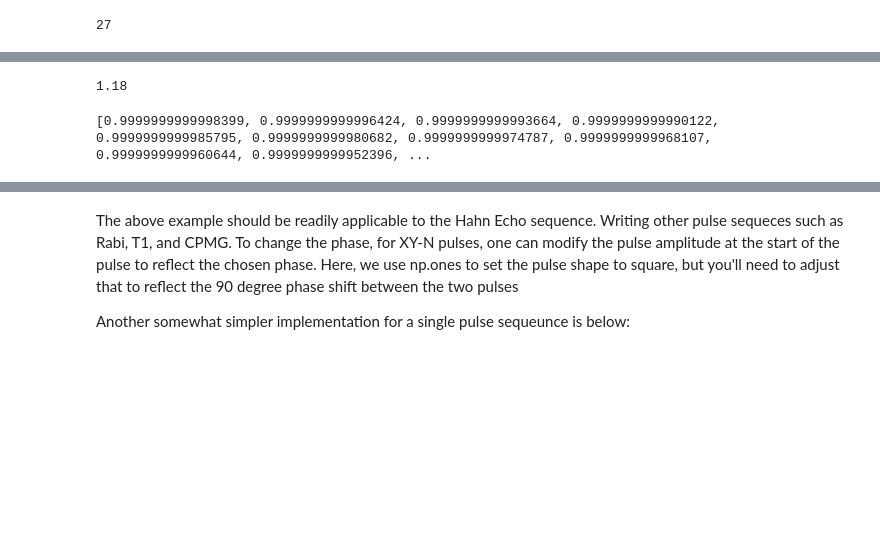
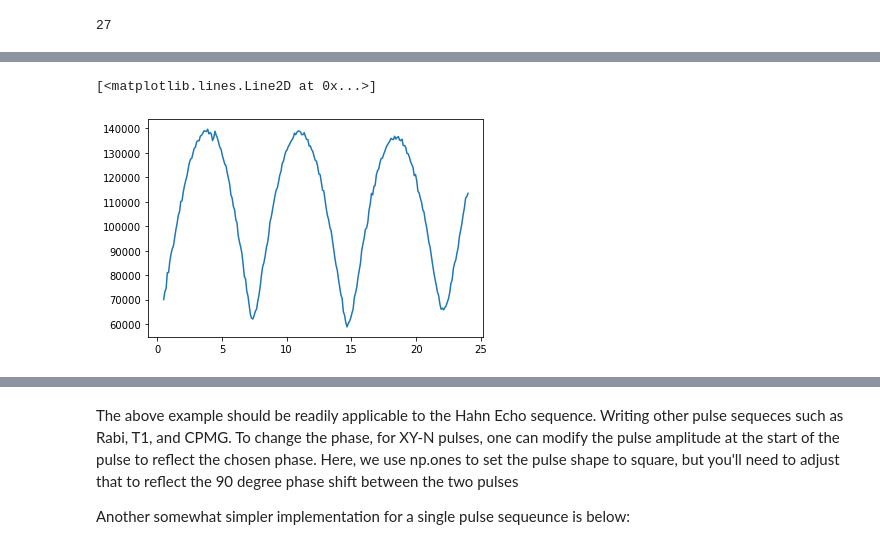
Before and after one commit to 314152718/NMR, a Jupyter notebook: NMR_SampleCode_New.ipynb, the cells around one changed output, grey strips where cells are left out. Cells and saved outputs as stored; diff of their text form; code cells hidden in the pictures; blank space fills up the shorter version.

```diff
--- a/NMR_SampleCode_New.ipynb
+++ b/NMR_SampleCode_New.ipynb
@@ -246,8 +191,15 @@ KeyboardInterrupt:
 # %%
-f = open('data_rabi_3_28.txt', 'w')
-for i in range(len(arr)):
-    f.write(str(arr[i])+','+str(amps[i])+'\n')
-f.close()
+f = pd.read_csv('data_newfinal_rabi.txt', header=None, names=["durations", 'amps', 'y2'])
+
+
+rabi_times = f.durations
+rabi_amps = f.amps
+# rabi_amps /=  normalization_const
+# rabi_amps -= np.min(rabi_amps)
+plt.plot(rabi_times, rabi_amps)
+# %% [output]
+[<matplotlib.lines.Line2D at 0x...>]
+[figure, added]
 # %%
 #fit functions
 
@@ -265,9 +214 @@ def exp_osc_natalia(x, A, B, C, omega, offs1, offs2):
-# %%
-amps[0]
-# %% [output]
-1.18
-# %%
-print([exp_osc_natalia(a, 1, 1, 1, 1, 0, 0) for a in arr])
-# %% [output]
-[0.9999999999998399, 0.9999999999996424, 0.9999999999993664, 0.9999999999990122, 0.9999999999985795, 0.9999999999980682, 0.9999999999974787, 0.9999999999968107, 0.9999999999960644, 0.9999999999952396, ...
 # %%
```
Also changed, not shown: parts of 90 cells of this notebook, 6 other files.
